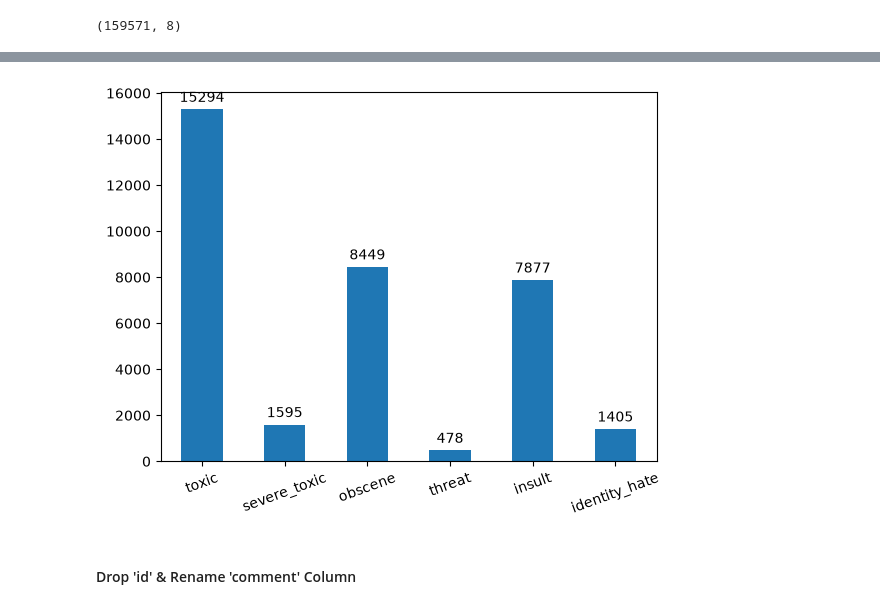
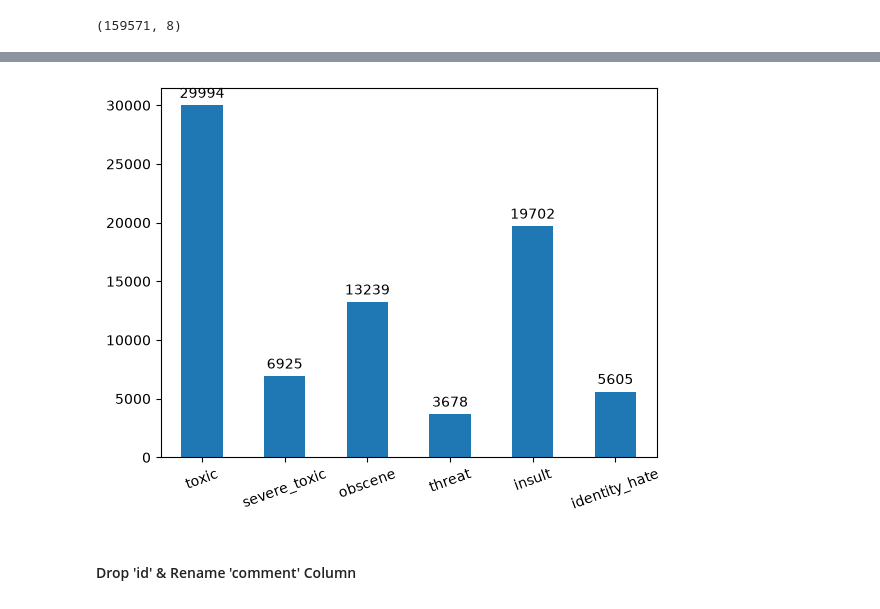
Before and after one commit to AbdelrahmanGaber528/Cellula_2Week_Abdelrahman_Gaber, a Jupyter notebook: notebooks/lstm-toxic-comments-classify.ipynb, the cells around one changed output, grey strips where cells are left out. Drawn from its saved outputs; the diff is of its cells as text; code cells hidden in the pictures.

```diff
--- a/notebooks/lstm-toxic-comments-classify.ipynb
+++ b/notebooks/lstm-toxic-comments-classify.ipynb
@@ -84,13 +87,13 @@ identity_hate     1405
 dtype: int64
 # %%
-s = pd.Series({"toxic": 15294, "severe_toxic": 1595, "obscene": 8449, "threat": 478, "insult": 7877, "identity_hate": 1405})
+s = pd.Series({"toxic": 29994, "severe_toxic": 6925, "obscene": 13239, "threat": 3678, "insult": 19702, "identity_hate": 5605})
 
 ax = s.plot(kind="bar",  rot=20)
 ax.bar_label(ax.containers[0], padding=3)
 
 plt.show()
 # %% [output]
-[figure, old version]
+[figure, new version]
 # %% [markdown]
 #### Drop 'id' & Rename 'comment' Column
 # %%
```
Also changed, not shown: parts of 10 cells of this notebook.
